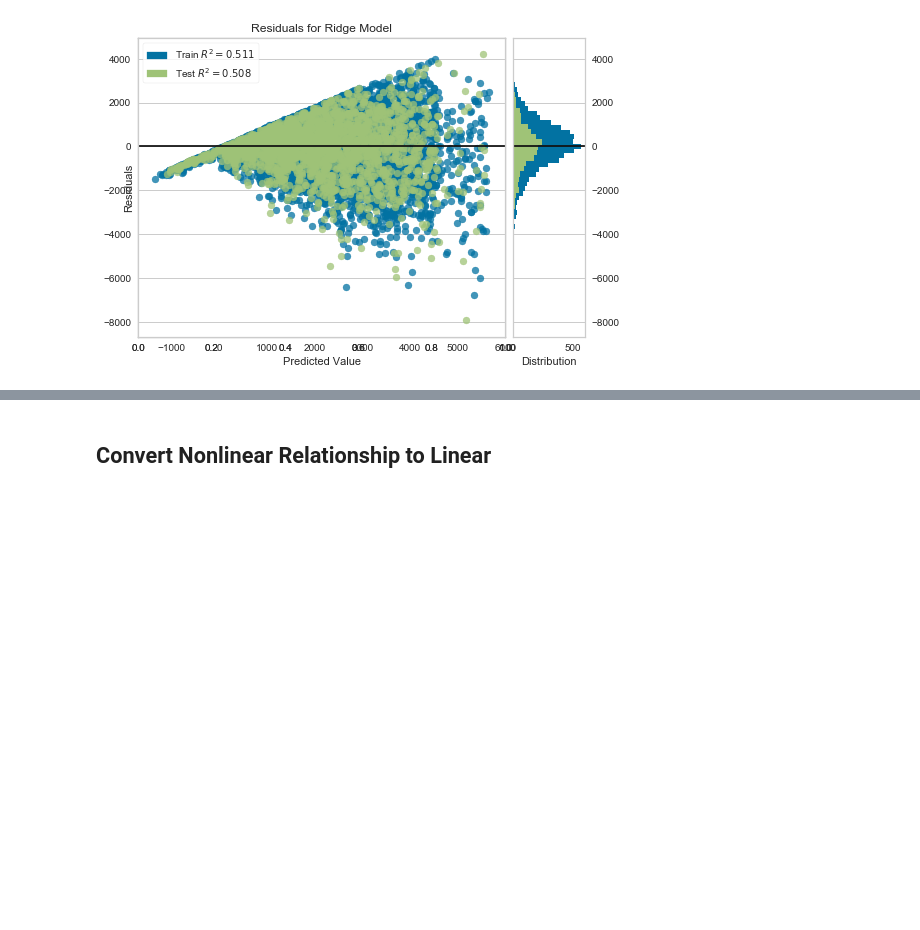
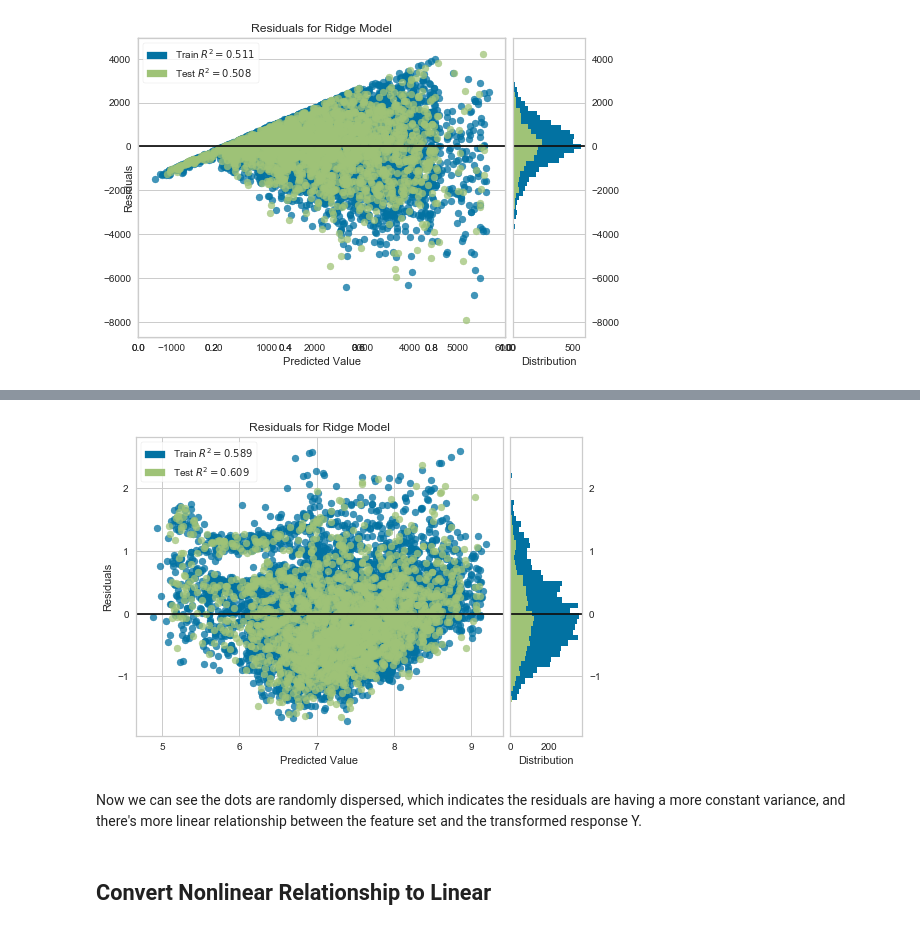
Before and after one commit to hanhanwu/Hanhan_Applied_DataScience, a Jupyter notebook: data_exploration.ipynb, the cells around one changed output, grey strips where cells are left out. Saved outputs shown, nothing was run; the diff lists cells and outputs as text; code cells hidden in the pictures; blank space fills up the shorter version.

Commit message:
funnel shape, non-constant variance

```diff
--- a/data_exploration.ipynb
+++ b/data_exploration.ipynb
@@ -124,3 +126,18 @@ From above Yellowbrick residual plot, the points are not randomly dispersed, so
+# %%
+# Transform Y with log() concave function
+ridge = Ridge()
+visualizer = ResidualsPlot(ridge)
+
+logged_y_train = y_train.apply(math.log)
+logged_y_test= y_test.apply(math.log)
+
+visualizer.fit(X_train, logged_y_train)  # Fit the training data to the model
+visualizer.score(X_test, logged_y_test)  # Evaluate the model on the test data
+visualizer.poof()
+# %% [output]
+[figure, added]
+# %% [markdown]
+Now we can see the dots are randomly dispersed, which indicates the residuals are having a more constant variance, and there's more linear relationship between the feature set and the transformed response Y.
 # %% [markdown]
 ## Convert Nonlinear Relationship to Linear
 # %%
```
Also changed, not shown: parts of 3 cells of this notebook.
